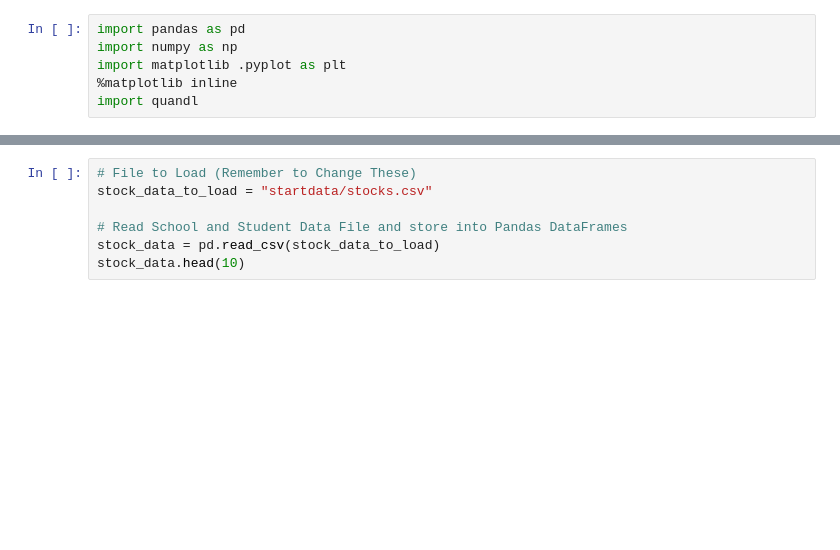
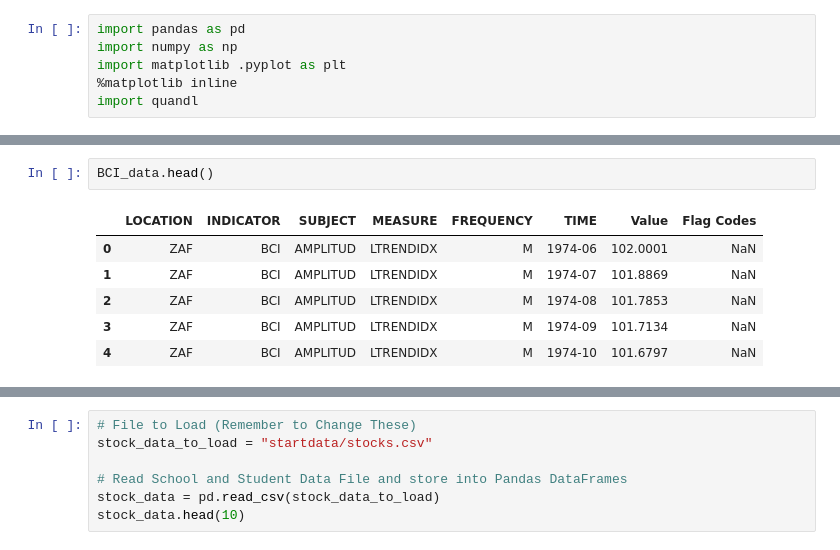
Before and after one commit to allychau/stockmarket, a Jupyter notebook: justin_data_cleaning.ipynb, the cells around one changed output, grey strips where cells are left out. Saved outputs shown, nothing was run; the diff lists cells and outputs as text; blank space fills up the shorter version.

```diff
--- a/justin_data_cleaning.ipynb
+++ b/justin_data_cleaning.ipynb
@@ -20,0 +24,9 @@ CCI_data.head()
+# %%
+BCI_data.head()
+# %% [output]
+|  | LOCATION | INDICATOR | SUBJECT | MEASURE | FREQUENCY | TIME | Value | Flag Codes |
+| 0 | ZAF | BCI | AMPLITUD | LTRENDIDX | M | 1974-06 | 102.0001 | NaN |
+| 1 | ZAF | BCI | AMPLITUD | LTRENDIDX | M | 1974-07 | 101.8869 | NaN |
+| 2 | ZAF | BCI | AMPLITUD | LTRENDIDX | M | 1974-08 | 101.7853 | NaN |
+| 3 | ZAF | BCI | AMPLITUD | LTRENDIDX | M | 1974-09 | 101.7134 | NaN |
+| 4 | ZAF | BCI | AMPLITUD | LTRENDIDX | M | 1974-10 | 101.6797 | NaN |
```
Also changed, not shown: parts of 33 cells of this notebook.
